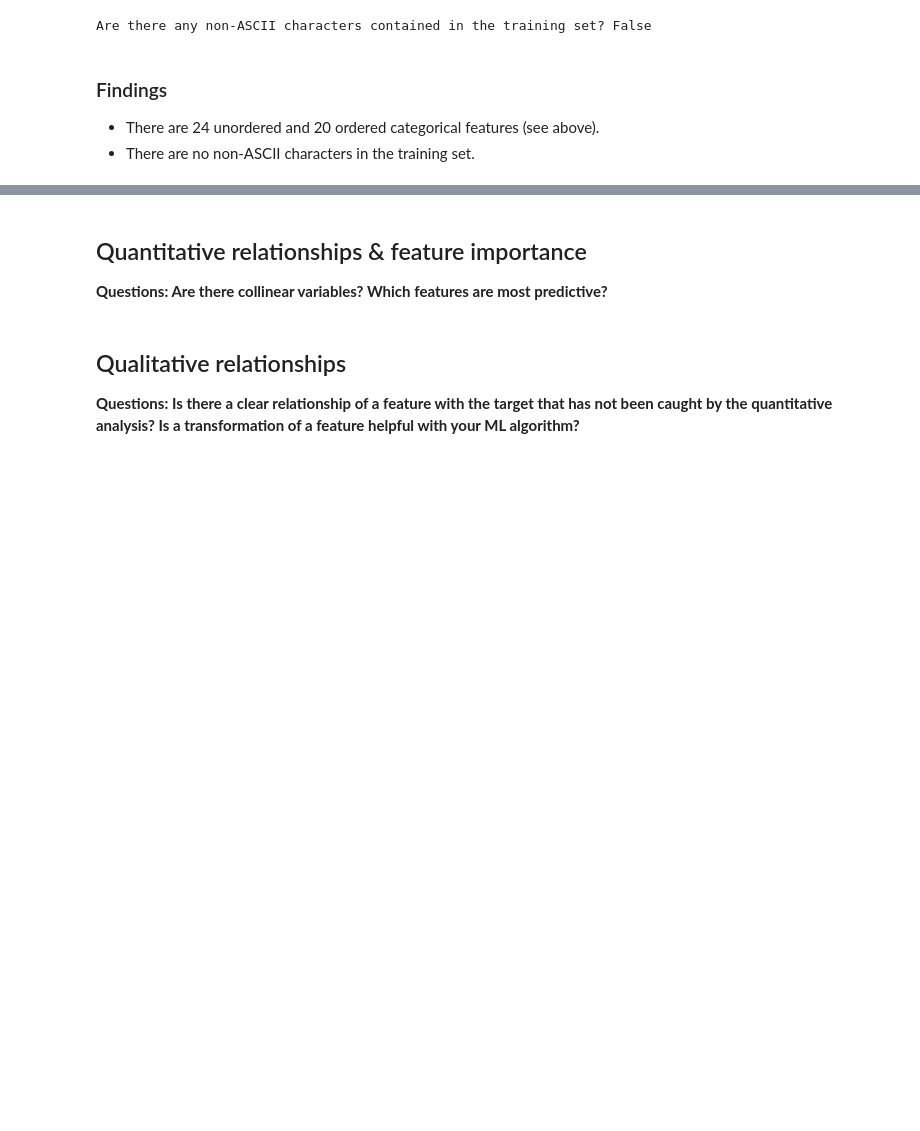
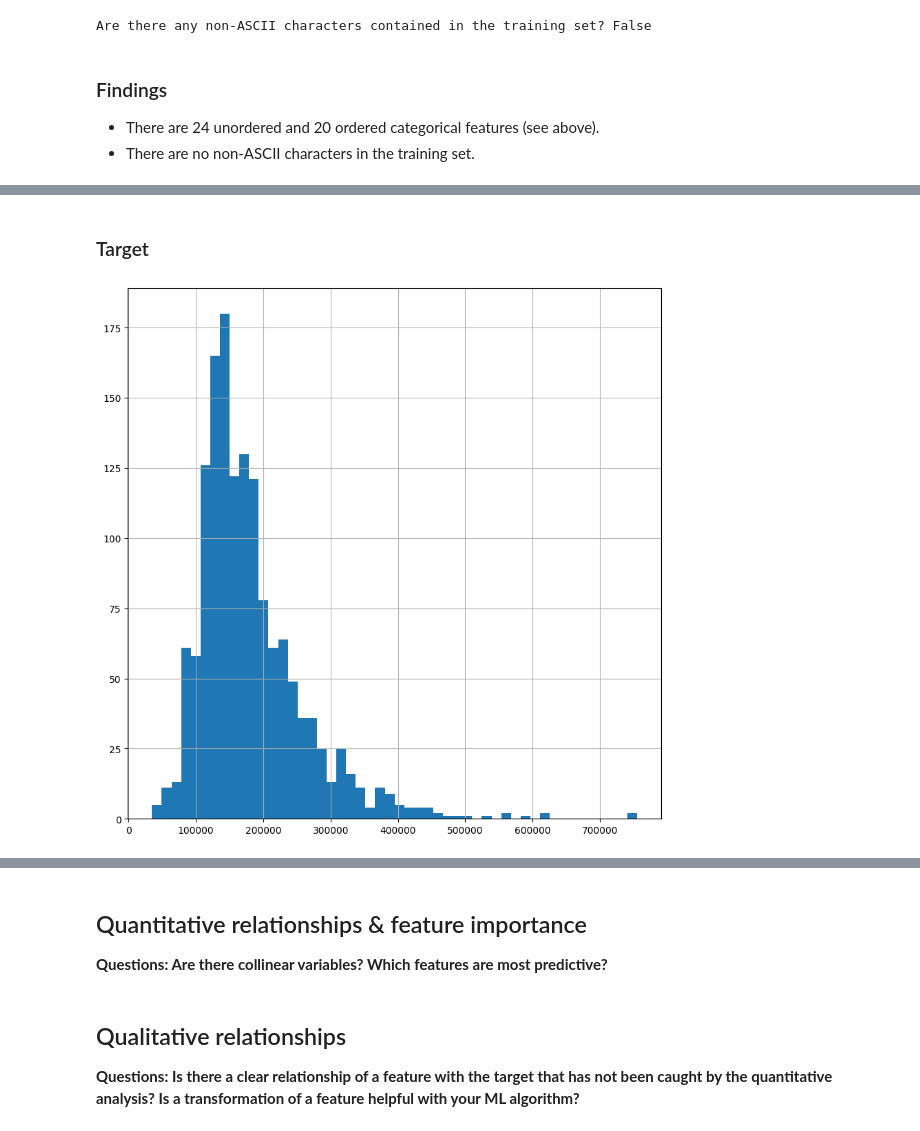
Before and after one commit to ronja-s/ames_housing_prices, a Jupyter notebook: jupyter_notebooks/03_exploratory_data_analysis.ipynb, the cells around one changed output, grey strips where cells are left out. Saved outputs shown, nothing was run; the diff lists cells and outputs as text; code cells hidden in the pictures; blank space fills up the shorter version.

```diff
--- a/jupyter_notebooks/03_exploratory_data_analysis.ipynb
+++ b/jupyter_notebooks/03_exploratory_data_analysis.ipynb
@@ -548,0 +611,8 @@ Are there any non-ASCII characters contained in the training set? False
+# %% [markdown]
+### Target
+# %%
+# histogram:
+y_train.hist(figsize=(10, 10), bins=50)
+plt.show()
+# %% [output]
+[figure, added]
```
Also changed, not shown: parts of 14 cells of this notebook.
